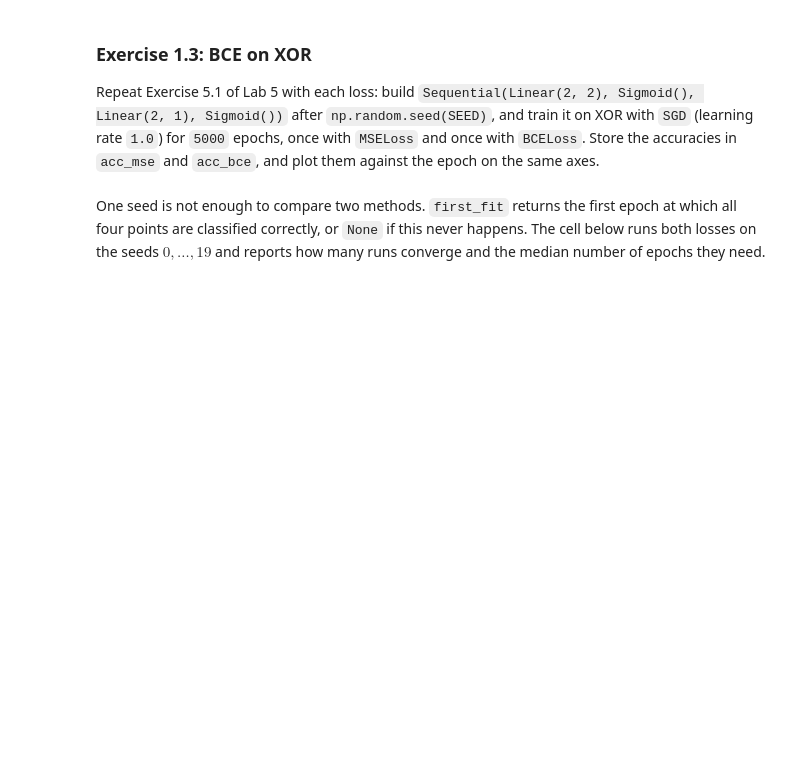
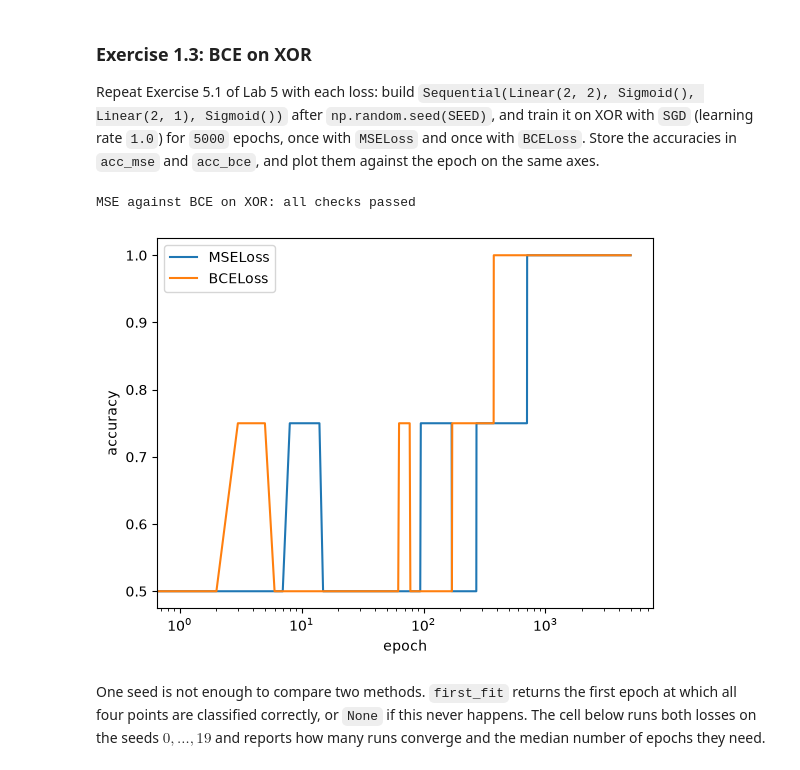
Before and after one commit to omariott/PSL-DL-Labs, a Jupyter notebook: labs/lab06_optimization.ipynb, the cells around one changed output. Drawn from its saved outputs; the diff is of its cells as text; code cells hidden in the pictures; blank space fills up the shorter version.

```diff
--- a/labs/lab06_optimization.ipynb
+++ b/labs/lab06_optimization.ipynb
@@ -137,3 +129,24 @@ checks.xor_mse_vs_bce(model_mse, acc_mse, model_bce, acc_bce)
+# %%
+np.random.seed(SEED)
+model_mse = Sequential(Linear(2, 2), Sigmoid(), Linear(2, 1), Sigmoid())
+_, acc_mse = train(model_mse, MSELoss(), SGD(model_mse.parameters(), lr=1.0), X_xor, y_xor, 5000)
+
+np.random.seed(SEED)
+model_bce = Sequential(Linear(2, 2), Sigmoid(), Linear(2, 1), Sigmoid())
+_, acc_bce = train(model_bce, BCELoss(), SGD(model_bce.parameters(), lr=1.0), X_xor, y_xor, 5000)
+
+checks.xor_mse_vs_bce(model_mse, acc_mse, model_bce, acc_bce)
+
+plt.plot(acc_mse, label="MSELoss")
+plt.plot(acc_bce, label="BCELoss")
+plt.xscale("log")
+plt.xlabel("epoch")
+plt.ylabel("accuracy")
+plt.legend()
+plt.show()
+# %% [output]
+MSE against BCE on XOR: all checks passed
+[figure, added]
 # %% [markdown]
 One seed is not enough to compare two methods. `first_fit` returns the first epoch at which all four points are classified correctly, or `None` if this never happens. The cell below runs both losses on the seeds $0, \dots, 19$ and reports how many runs converge and the median number of epochs they need.
 # %%
```
Also changed, not shown: parts of 21 cells of this notebook.
